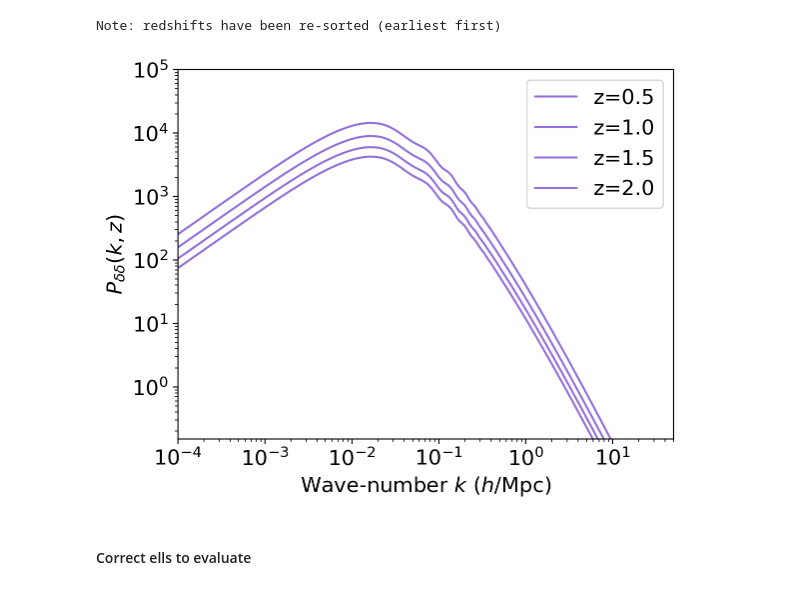
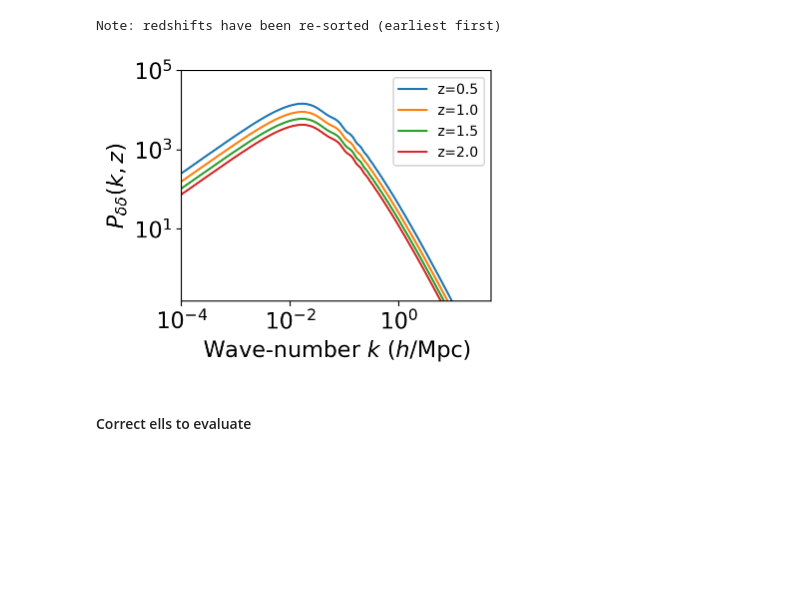
Before and after one commit to vPedreros/dfi-summer-2023, a Jupyter notebook: summer_nb.ipynb, the cells around one changed output. Saved outputs shown, nothing was run; the diff lists cells and outputs as text; code cells hidden in the pictures; blank space fills up the shorter version.

Commit message:
minor changes for plots

```diff
--- a/summer_nb.ipynb
+++ b/summer_nb.ipynb
@@ -25,7 +25,7 @@ print('Using CAMB %s installed at %s'%(camb.__version__,os.path.dirname(camb.__f
 # make sure the version and path is what you expect
 
 # matplotlib config
-plt.rc('font', size=15)  #fontsize for plots
+plt.rc('font', size=16)  #fontsize for plots
 plt.rc('axes', titlesize=16)#fontsize of the title
 # %% [output]
 Using CAMB 1.3.6 installed at /home/vpedre/anaconda3/lib/python3.9/site-packages/camb
@@ -317,22 +317,23 @@ Note: redshifts have been re-sorted (earliest first)
 # Interpolating the data
 mps_fiducial = interpolate.RectBivariateSpline(z, kh, pk)
 # %%
-fig, ax = plt.subplots()
+fig, ax = plt.subplots(figsize=(4,3))
 zs_mps =[0.11363636363636362, 0.3]
 zs_mps = [0.5, 1, 1.5, 2]
 for i in zs_mps:
     #ax.plot(kh, pk[i,:], 'x', ms=4)
-    ax.plot(kh, mps_fiducial(i, kh)[0], c='mediumpurple', label="z={:.1f}".format(i))
+    ax.plot(kh, mps_fiducial(i, kh)[0], label="z={:.1f}".format(i))
 ax.set_yscale('log')
 ax.set_xscale('log')
 ax.set_xbound(1e-4, 50)
 ax.set_ybound(1.5e-1, 1e5)
 ax.set_xlabel('Wave-number $k$ ($h$/Mpc)')
 ax.set_ylabel('$P_{\delta\delta}(k,z)$')
 # ax.set_title('Matter power spectrum for fixed redshifts')
-ax.legend();
+ax.legend(prop={'size': 10});
+fig.savefig('images/mps.png')
 # %% [output]
-[figure, old version]
+[figure, new version]
 # %%
 def convergence(i, j, l, fiducial=dict_fiducial, zmin=0.001, zmax=2.5):
     H0 = fiducial['hubble'] * 100
```
Also changed, not shown: parts of 11 cells of this notebook.
